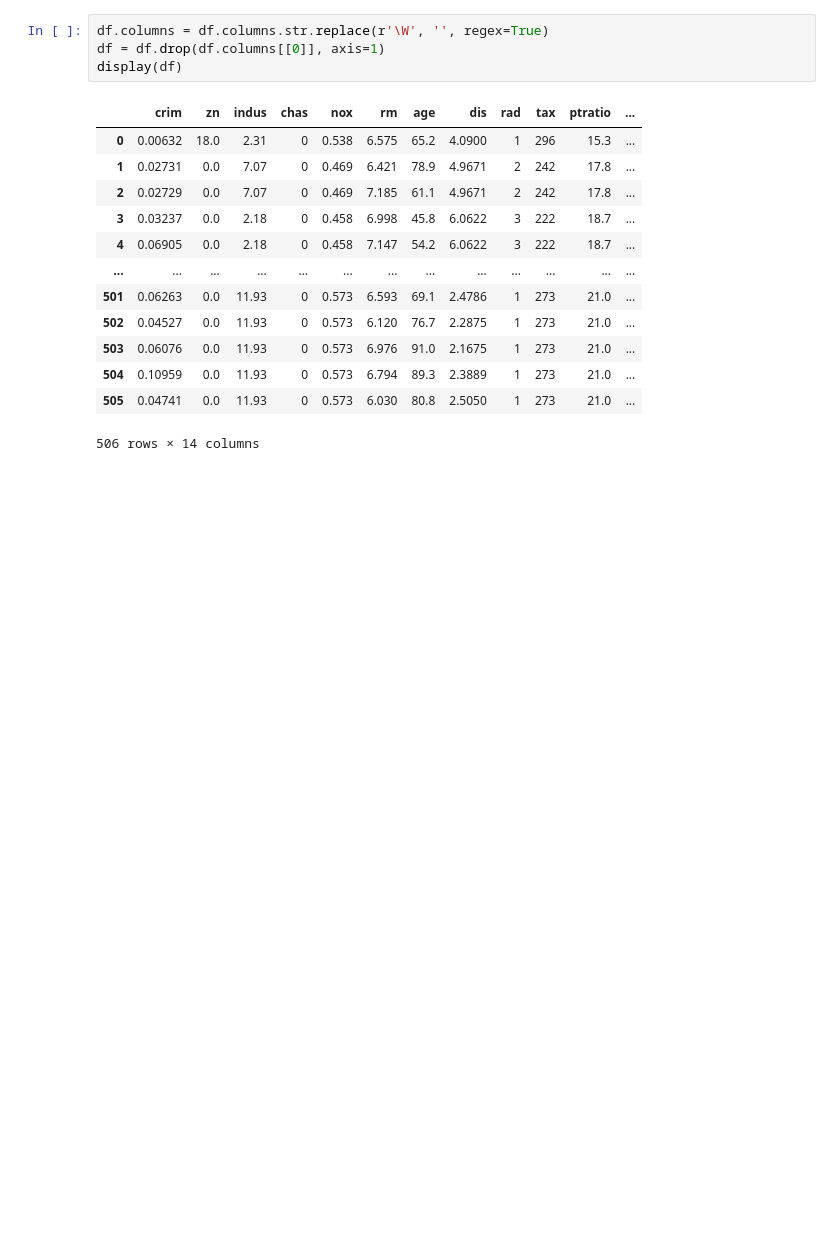
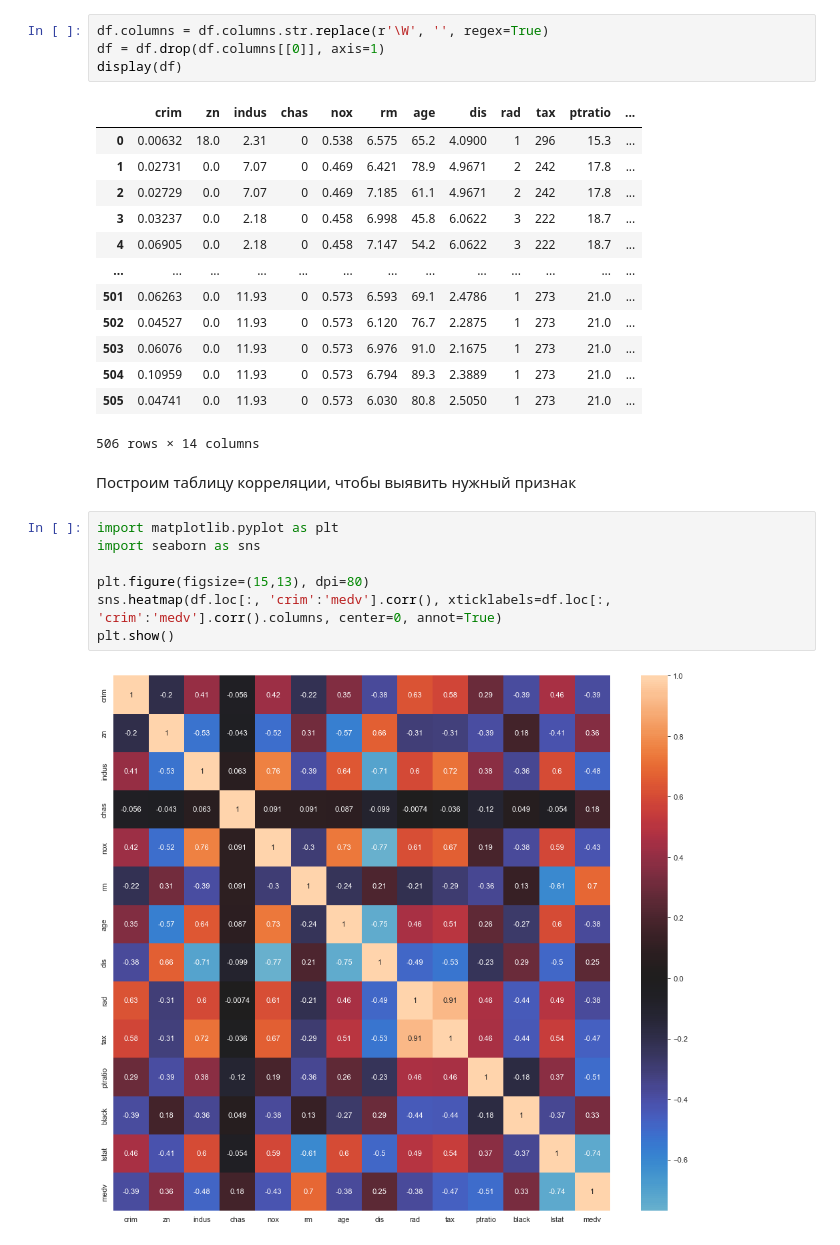
Before and after one commit to KirillPogranichny/ml-fefu-course, a Jupyter notebook: linear_regression.ipynb, the cells around one changed output. Drawn from its saved outputs; the diff is of its cells as text; blank space fills up the shorter version.

```diff
--- a/linear_regression.ipynb
+++ b/linear_regression.ipynb
@@ -37,3 +39,14 @@ display(df)
 | 504 | 0.10959 | 0.0 | 11.93 | 0 | 0.573 | 6.794 | 89.3 | 2.3889 | 1 | 273 | 21.0 | ... |
 | 505 | 0.04741 | 0.0 | 11.93 | 0 | 0.573 | 6.030 | 80.8 | 2.5050 | 1 | 273 | 21.0 | ... |
 506 rows × 14 columns
+# %% [markdown]
+Построим таблицу корреляции, чтобы выявить нужный признак
+# %%
+import matplotlib.pyplot as plt
+import seaborn as sns
+
+plt.figure(figsize=(15,13), dpi=80)
+sns.heatmap(df.loc[:, 'crim':'medv'].corr(), xticklabels=df.loc[:, 'crim':'medv'].corr().columns, center=0, annot=True)
+plt.show()
+# %% [output]
+[figure, added]
```
Also changed, not shown: parts of 8 cells of this notebook.
